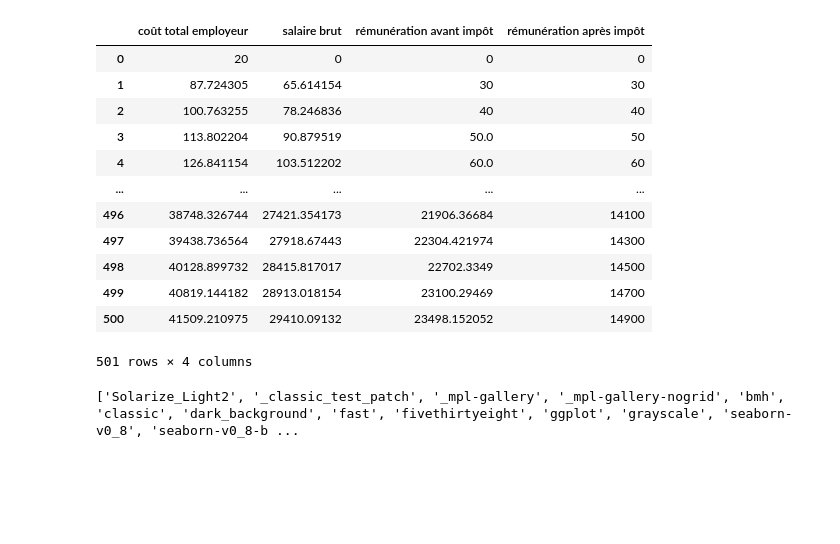
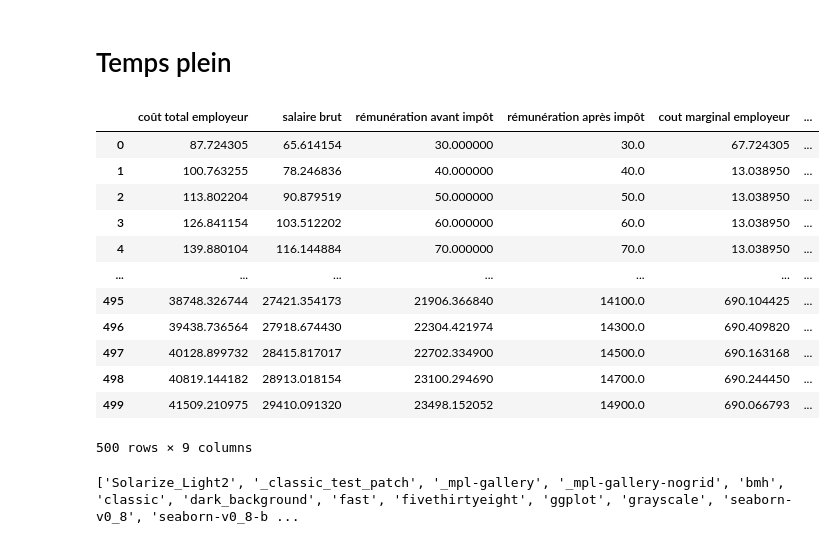
Before and after one commit to SolalAttias/prelevement-marginal, a Jupyter notebook: marg_prel.ipynb, the cells around one changed output. Drawn from its saved outputs; the diff is of its cells as text; code cells hidden in the pictures; blank space fills up the shorter version.

```diff
--- a/marg_prel.ipynb
+++ b/marg_prel.ipynb
@@ -74,16 +7,0 @@ no_zeros = df[~df.isna().any(axis=1)].reset_index(drop=True)
-# %%
-no_zeros
-# %% [output]
-|  | coût total employeur | salaire brut | rémunération avant impôt | rémunération après impôt |
-| 0 | 20 | 0 | 0 | 0 |
-| 1 | 87.724305 | 65.614154 | 30 | 30 |
-| 2 | 100.763255 | 78.246836 | 40 | 40 |
-| 3 | 113.802204 | 90.879519 | 50.0 | 50 |
-| 4 | 126.841154 | 103.512202 | 60.0 | 60 |
-| ... | ... | ... | ... | ... |
-| 496 | 38748.326744 | 27421.354173 | 21906.36684 | 14100 |
-| 497 | 39438.736564 | 27918.67443 | 22304.421974 | 14300 |
-| 498 | 40128.899732 | 28415.817017 | 22702.3349 | 14500 |
-| 499 | 40819.144182 | 28913.018154 | 23100.29469 | 14700 |
-| 500 | 41509.210975 | 29410.09132 | 23498.152052 | 14900 |
-501 rows × 4 columns
@@ -98,0 +8,2 @@ no_zeros["revenu net imposable"] = no_zeros["rémunération avant impôt"]*12*0.
+# %% [markdown]
+# Temps plein
@@ -99,3 +12,19 @@ no_zeros["revenu net imposable"] = no_zeros["rémunération avant impôt"]*12*0.
+# %%
+df_temps_plein
+# %% [output]
+|  | coût total employeur | salaire brut | rémunération avant impôt | rémunération après impôt | cout marginal employeur | ... |
+| 0 | 87.724305 | 65.614154 | 30.000000 | 30.0 | 67.724305 | ... |
+| 1 | 100.763255 | 78.246836 | 40.000000 | 40.0 | 13.038950 | ... |
+| 2 | 113.802204 | 90.879519 | 50.000000 | 50.0 | 13.038950 | ... |
+| 3 | 126.841154 | 103.512202 | 60.000000 | 60.0 | 13.038950 | ... |
+| 4 | 139.880104 | 116.144884 | 70.000000 | 70.0 | 13.038950 | ... |
+| ... | ... | ... | ... | ... | ... | ... |
+| 495 | 38748.326744 | 27421.354173 | 21906.366840 | 14100.0 | 690.104425 | ... |
+| 496 | 39438.736564 | 27918.674430 | 22304.421974 | 14300.0 | 690.409820 | ... |
+| 497 | 40128.899732 | 28415.817017 | 22702.334900 | 14500.0 | 690.163168 | ... |
+| 498 | 40819.144182 | 28913.018154 | 23100.294690 | 14700.0 | 690.244450 | ... |
+| 499 | 41509.210975 | 29410.091320 | 23498.152052 | 14900.0 | 690.066793 | ... |
+500 rows × 9 columns
 # %%
 def custom_smic_formatter(x, pos):
     if 1360 < x < 1405:
```
Also changed, not shown: parts of 25 cells of this notebook, 14 other files.
